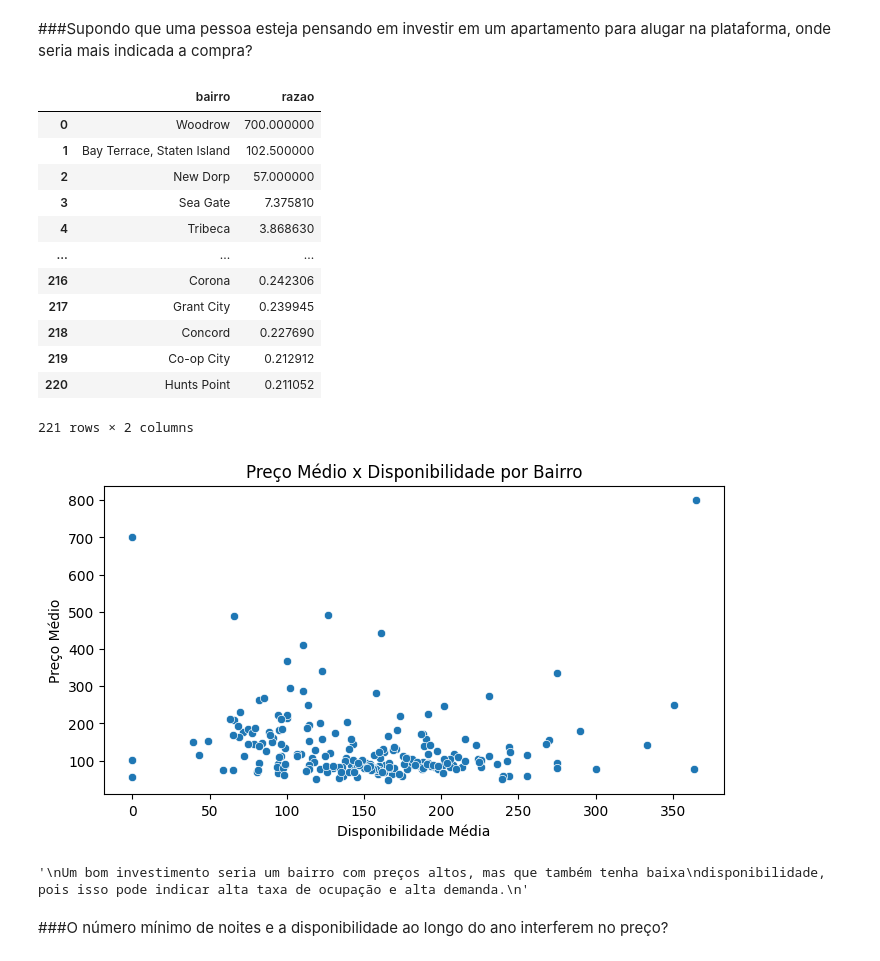
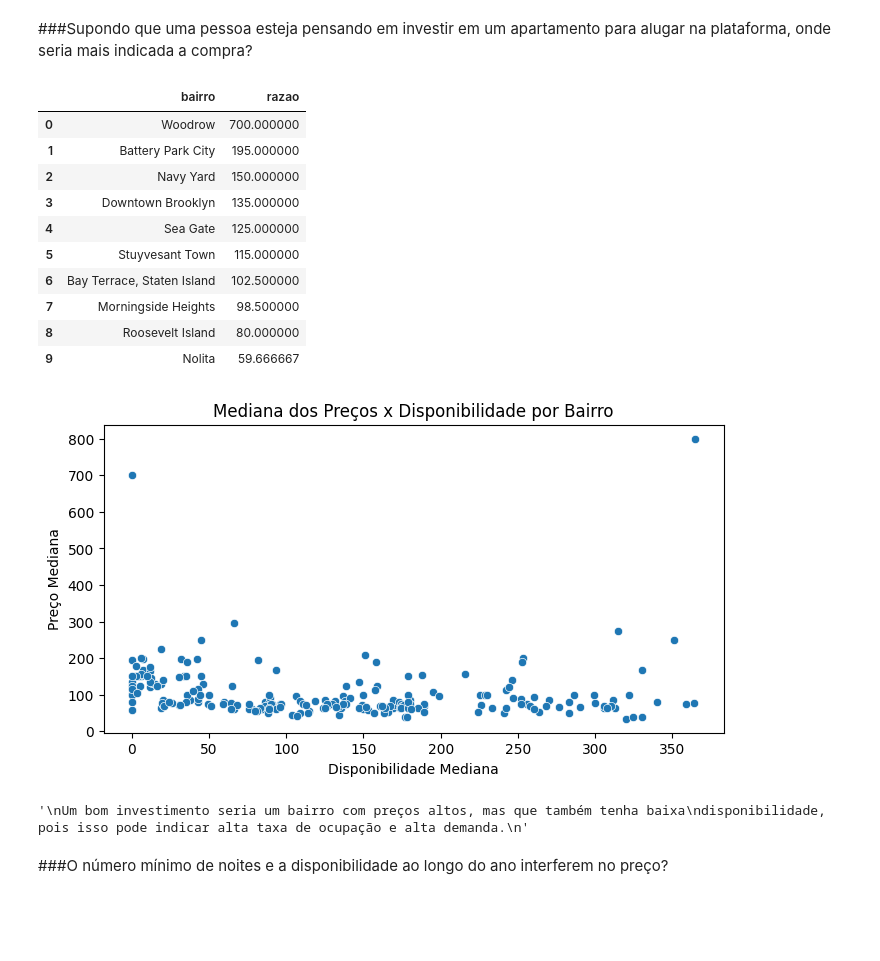
Before and after one commit to igormatt0s/modelo-previsao-precos-imoveis-NY, a Jupyter notebook: Modelo.ipynb, the cells around one changed output. Drawn from its saved outputs; the diff is of its cells as text; code cells hidden in the pictures; blank space fills up the shorter version.

```diff
--- a/Modelo.ipynb
+++ b/Modelo.ipynb
@@ -258,38 +256,36 @@ plt.show()
 ###Supondo que uma pessoa esteja pensando em investir em um apartamento para alugar na plataforma, onde seria mais indicada a compra?
 # %%
 df['disponibilidades_dias'] = df['disponibilidade_365'].replace(0, 1)
-(df.groupby('bairro')['price'].mean()/df.groupby('bairro')['disponibilidades_dias'].mean()).sort_values(ascending=False).reset_index(name='razao')
+(df.groupby('bairro')['price'].median()/df.groupby('bairro')['disponibilidades_dias'].median()).sort_values(ascending=False).reset_index(name='razao').head(10)
 # %% [output]
 |  | bairro | razao |
 | 0 | Woodrow | 700.000000 |
-| 1 | Bay Terrace, Staten Island | 102.500000 |
-| 2 | New Dorp | 57.000000 |
-| 3 | Sea Gate | 7.375810 |
-| 4 | Tribeca | 3.868630 |
-| ... | ... | ... |
-| 216 | Corona | 0.242306 |
-| 217 | Grant City | 0.239945 |
-| 218 | Concord | 0.227690 |
-| 219 | Co-op City | 0.212912 |
-| 220 | Hunts Point | 0.211052 |
+| 1 | Battery Park City | 195.000000 |
+| 2 | Navy Yard | 150.000000 |
+| 3 | Downtown Brooklyn | 135.000000 |
+| 4 | Sea Gate | 125.000000 |
+| 5 | Stuyvesant Town | 115.000000 |
+| 6 | Bay Terrace, Staten Island | 102.500000 |
+| 7 | Morningside Heights | 98.500000 |
+| 8 | Roosevelt Island | 80.000000 |
+| 9 | Nolita | 59.666667 |
-221 rows × 2 columns
 # %%
 # Identificar os bairros mais rentáveis
 # Identificar onde há maior demanda
 plt.figure(figsize=(8,4))
-sns.scatterplot(x=df.groupby('bairro')['disponibilidade_365'].mean(),
-                y=df.groupby('bairro')['price'].mean())
-plt.xlabel('Disponibilidade Média')
-plt.ylabel('Preço Médio')
-plt.title('Preço Médio x Disponibilidade por Bairro')
+sns.scatterplot(x=df.groupby('bairro')['disponibilidade_365'].median(),
+                y=df.groupby('bairro')['price'].median())
+plt.xlabel('Disponibilidade Mediana')
+plt.ylabel('Preço Mediana')
+plt.title('Mediana dos Preços x Disponibilidade por Bairro')
 plt.show()
 
 '''
 Um bom investimento seria um bairro com preços altos, mas que também tenha baixa
 disponibilidade, pois isso pode indicar alta taxa de ocupação e alta demanda.
 '''
 # %% [output]
-[figure, old version]
+[figure, new version]
 '\nUm bom investimento seria um bairro com preços altos, mas que também tenha baixa\ndisponibilidade, pois isso pode indicar alta taxa de ocupação e alta demanda.\n'
 # %% [markdown]
 ###O número mínimo de noites e a disponibilidade ao longo do ano interferem no preço?
```
Also changed, not shown: parts of 16 cells of this notebook.
